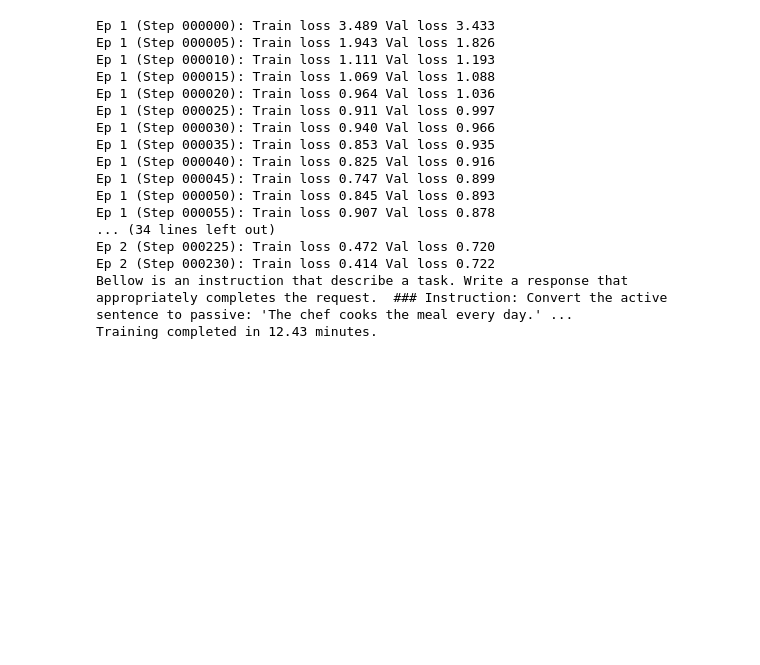
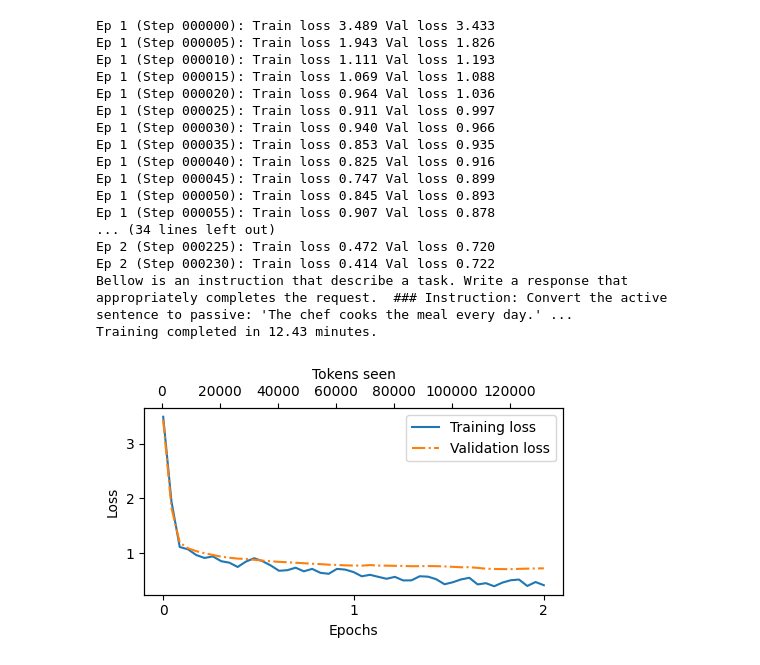
Before and after one commit to yhlleo/LLMs_from_scratch, a Jupyter notebook: 7.GPT_instruction_finetuning.ipynb, the cells around one changed output. Saved outputs shown, nothing was run; the diff lists cells and outputs as text; code cells hidden in the pictures; blank space fills up the shorter version.

```diff
--- a/7.GPT_instruction_finetuning.ipynb
+++ b/7.GPT_instruction_finetuning.ipynb
@@ -236,3 +236,10 @@ Ep 2 (Step 000225): Train loss 0.472 Val loss 0.720
 Ep 2 (Step 000230): Train loss 0.414 Val loss 0.722
 Bellow is an instruction that describe a task. Write a response that appropriately completes the request.  ### Instruction: Convert the active sentence to passive: 'The chef cooks the meal every day.' ...
 Training completed in 12.43 minutes.
+# %%
+from codes.plots import plot_losses
+
+epochs_tensor = torch.linspace(0, num_epochs, len(train_losses))
+plot_losses(epochs_tensor, token_seen, train_losses, val_losses)
+# %% [output]
+[figure, added]
```
Also changed, not shown: parts of 1 cell of this notebook, 2 other files.
